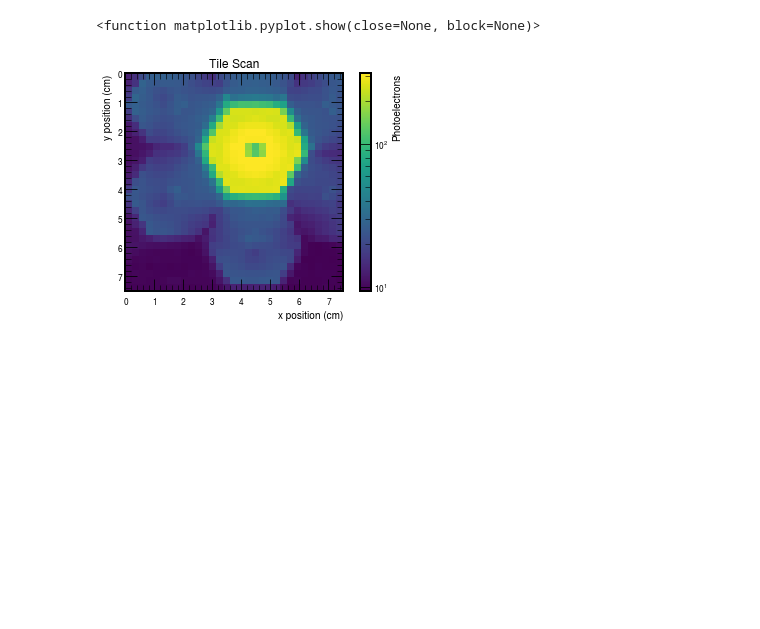
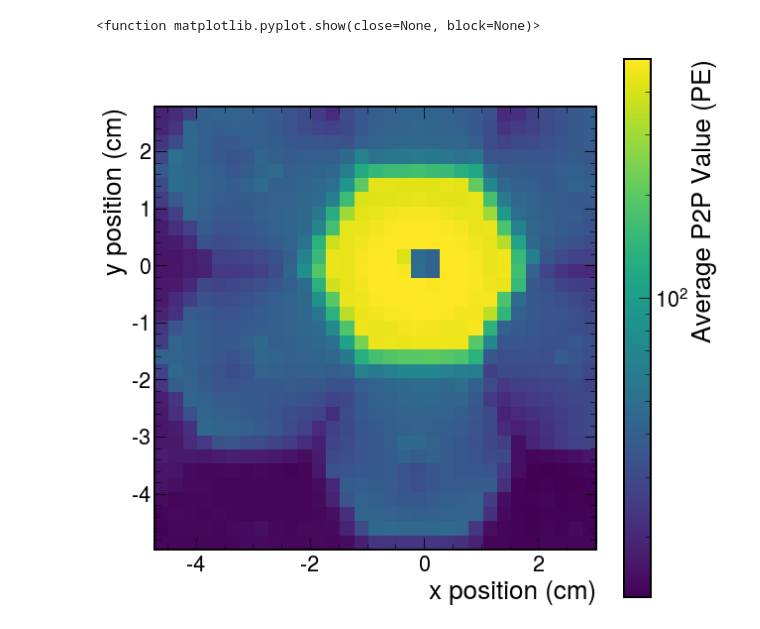
Before and after one commit to SeanBP/Scintillator-Scanner, a Jupyter notebook: RCDAQ_analysis/RCDAQ_analysis_multiple_file.ipynb, the cells around one changed output. Saved outputs shown, nothing was run; the diff lists cells and outputs as text; code cells hidden in the pictures; blank space fills up the shorter version.

```diff
--- a/RCDAQ_analysis/RCDAQ_analysis_multiple_file.ipynb
+++ b/RCDAQ_analysis/RCDAQ_analysis_multiple_file.ipynb
@@ -90,12 +46,25 @@ print(heatmap)
-# %%
-plt.imshow(heatmap, cmap='viridis',vmin = 0, extent=[0,7.5,7.5,0])
-#norm=colors.LogNorm()
-plt.title("Tile Scan")
-plt.xlabel("x position (cm)")
-plt.ylabel("y position (cm)")
-cbar = plt.colorbar()
-cbar.set_label("Photoelectrons")
-plt.show
-# %% [output]
-<function matplotlib.pyplot.show(close=None, block=None)>
-[figure, removed]
+# %%
+#plt.imshow(heatmap, cmap='viridis',vmin = 0, extent=[-2.25 - 0.75,2.25 + 0.75,-2.25 -0.75,2.25 + 0.75])
+center1 = 0.85
+center2 = 1.1
+width = 7.5
+step = 0.25
+rad = width/2
+lbound1 = rad - center1 + (step/2)
+rbound1 = -rad - center1 - (step/2)
+
+lbound2 = rad - center2 + (step/2)
+rbound2 = -rad - center2 - (step/2)
+
+
+plt.imshow(heatmap, cmap='viridis',norm=colors.LogNorm(), extent=[rbound1,lbound1,rbound2,lbound2])
+hep.style.use(hep.style.CMS)
+hep.set_style("CMS")
+plt.xlabel("x position (cm)")
+plt.ylabel("y position (cm)")
+cbar = plt.colorbar()
+cbar.set_label("Average P2P Value (PE)")
+plt.show
+# %% [output]
+<function matplotlib.pyplot.show(close=None, block=None)>
+[figure, added]
```
Also changed, not shown: parts of 3 cells of this notebook, 2 other files.
